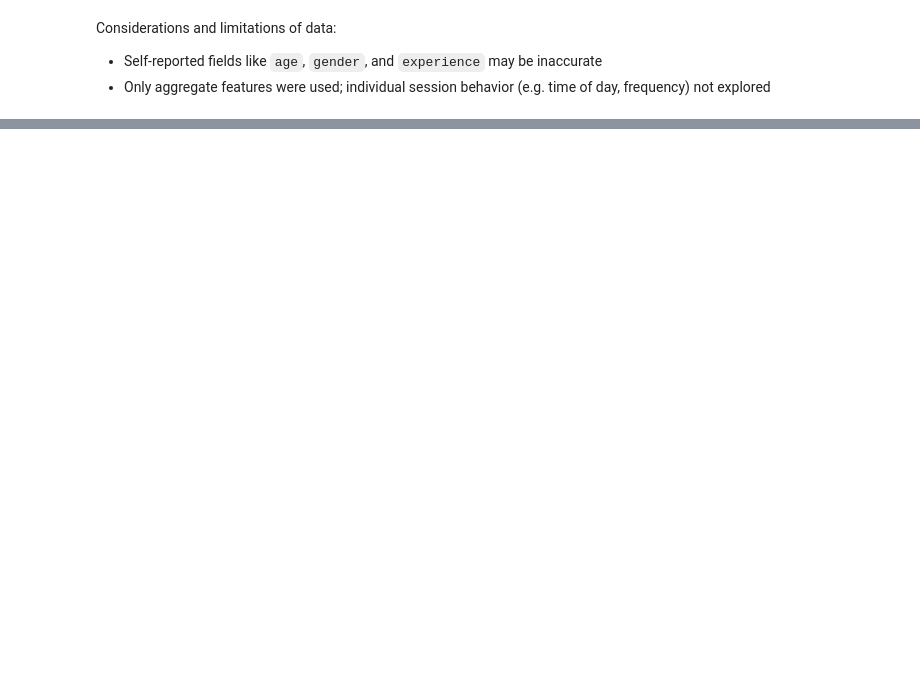
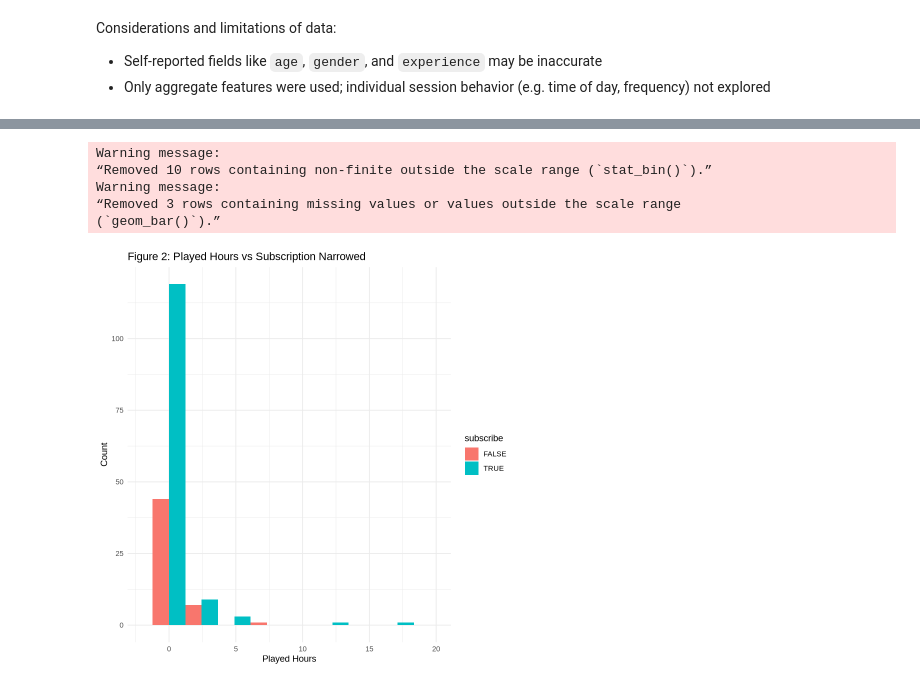
Before and after one commit to Gmangill/dsci-100-project---Gurman, a Jupyter notebook: dsci project.ipynb, the cells around one changed output, grey strips where cells are left out. Drawn from its saved outputs; the diff is of its cells as text; code cells hidden in the pictures; blank space fills up the shorter version.

```diff
--- a/dsci project.ipynb
+++ b/dsci project.ipynb
@@ -95,0 +123,15 @@ A tibble: 6 × 7
+# %%
+# Use xlim to eliminate extreme outliers
+
+players_plot_updated <- ggplot(players, aes(x = played_hours, fill = subscribe)) +
+  geom_histogram(bins = 10, position = "dodge") +
+  xlim(-2,20) +
+  labs(title = "Figure 2: Played Hours vs Subscription Narrowed", x = "Played Hours", y = "Count")
+players_plot_updated
+# %% [output]
+Warning message:
+“Removed 10 rows containing non-finite outside the scale range (`stat_bin()`).”
+Warning message:
+“Removed 3 rows containing missing values or values outside the scale range
+(`geom_bar()`).”
+[figure, added]
```
Also changed, not shown: parts of 7 cells of this notebook.
